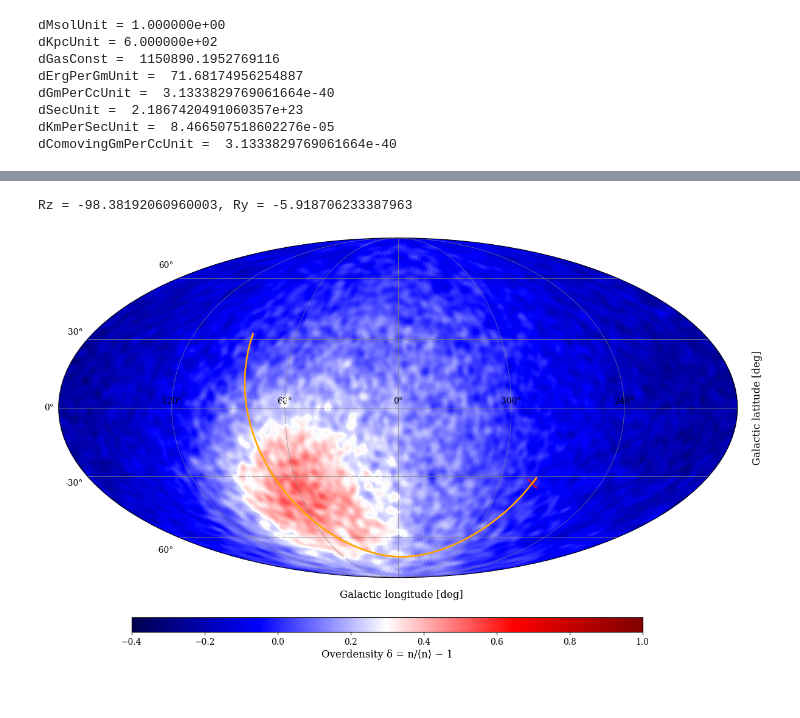
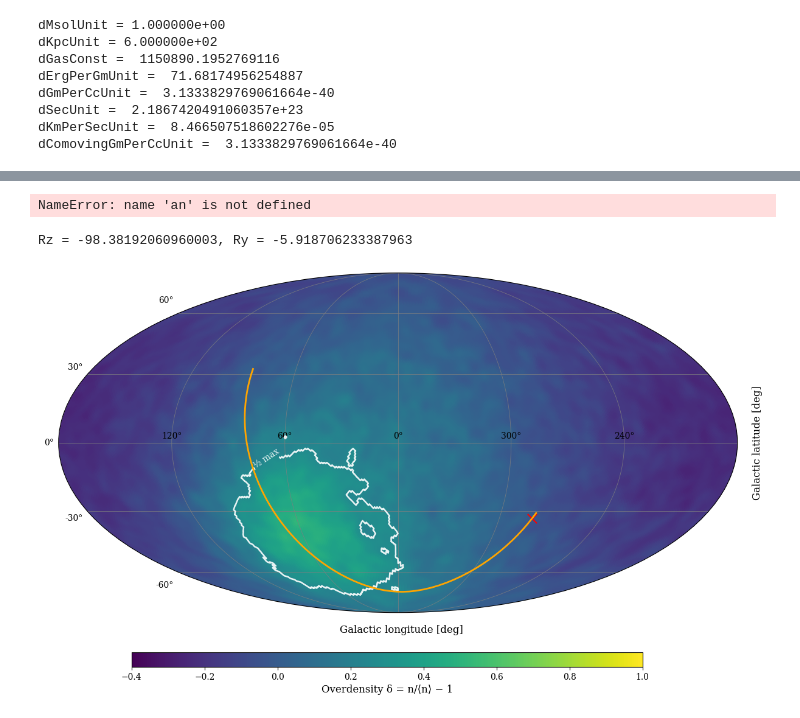
Before and after one commit to TheArchAstronomer/My_thesis, a Jupyter notebook: Plummer_profile.ipynb, the cells around one changed output, grey strips where cells are left out. Cells and saved outputs as stored; diff of their text form; code cells hidden in the pictures.

```diff
--- a/Plummer_profile.ipynb
+++ b/Plummer_profile.ipynb
@@ -57,5 +57,7 @@ LMC_loc_today = np.array([orbit['x'][LMC_today].values[0], orbit['y'][LMC_today]
 # %%
 x = star_coord[:,0]
 y = star_coord[:,1]
-
-plot_OD_gaussian(x, y, (50, 50), 2,'x [kpc]', 'y [kpc]')
+z = star_coord[:,2]
+x = x[np.where((z > -60) & (z < 60))]
+y = y[np.where((z > -60) & (z < 60))]
+z = z[np.where((z > -60) & (z < 60))]
@@ -65,3 +71,7 @@ plot_OD_gaussian(x, y, (50, 50), 2,'x [kpc]', 'y [kpc]')
+# %%
+an
+# %% [output]
+NameError: name 'an' is not defined
 # %%
 plot_OD_gaussian_interactive(x, y, (50, 50), 2,'x [kpc]', 'y [kpc]')
 # %%
@@ -133,7 +143,7 @@ delta = np.full_like(m, hp.UNSEEN, dtype=float)
 delta[pop] = (m[pop] / mu) - 1.0
 
 # Smoothing funktsioon, proovi ilma selleta! See 5 on siin suvaline, seda peab vaatama veel.
-fwhm = np.radians(3)
+fwhm = np.radians(5)
 delta_sm = hp.smoothing(delta, fwhm=fwhm, verbose=False)
 
 # Healpy -> Matplib toimub siin
@@ -182,7 +192,7 @@ vmin = -0.4
 image = ax.pcolormesh(
     longitude[::-1], latitude, grid_map,
     vmin=vmin, vmax=vmax,
-    cmap="seismic", rasterized=True,
+    cmap="viridis", rasterized=True,
 )
 
 halfmax = 0.5 * np.nanmax(grid_map[valid])
@@ -204,31 +214,31 @@ ax.plot(
 
 # LMC tänane asukoht
 ax.scatter(
     -LMC_location_today.galactic.l.wrap_at(180*u.deg).radian,
      LMC_location_today.galactic.b.radian,
      marker='x', color='red', s=120, label='LMC today (SIMBAD)'
 )
 
 # Grid and tick labels
 ax.grid(True, color="gray", lw=0.6, alpha=0.8)
 ax.set_longitude_grid(60)
 ax.set_latitude_grid(30)
 ax.set_longitude_grid_ends(90)
 ax.xaxis.set_major_formatter(ThetaFormatterShiftPi(60))
 ax.tick_params(axis='x', labelsize=10, colors='black')
 ax.tick_params(axis='y', labelsize=10, colors='black')
 
 # Colorbar
 cax = fig.add_axes([0.15, 0.08, 0.7, 0.03])
 cb = fig.colorbar(image, cax=cax, orientation="horizontal")
 cb.set_label("Overdensity δ = n/⟨n⟩ − 1", fontsize=12)
 cb.solids.set_edgecolor("face")
 
 # Axis labels
 plt.figtext(0.52, 0.15, "Galactic longitude [deg]", ha="center", fontsize=12)
 plt.figtext(1.00, 0.54, "Galactic latitude [deg]",  va="center", rotation=90, fontsize=12)
 
 plt.subplots_adjust(bottom=0.1, top=0.98, left=0.05, right=0.98)
 plt.show()
 # %% [output]
-[figure, old version]
+[figure, new version]
```
Also changed, not shown: parts of 2 cells of this notebook, 1 other file.
